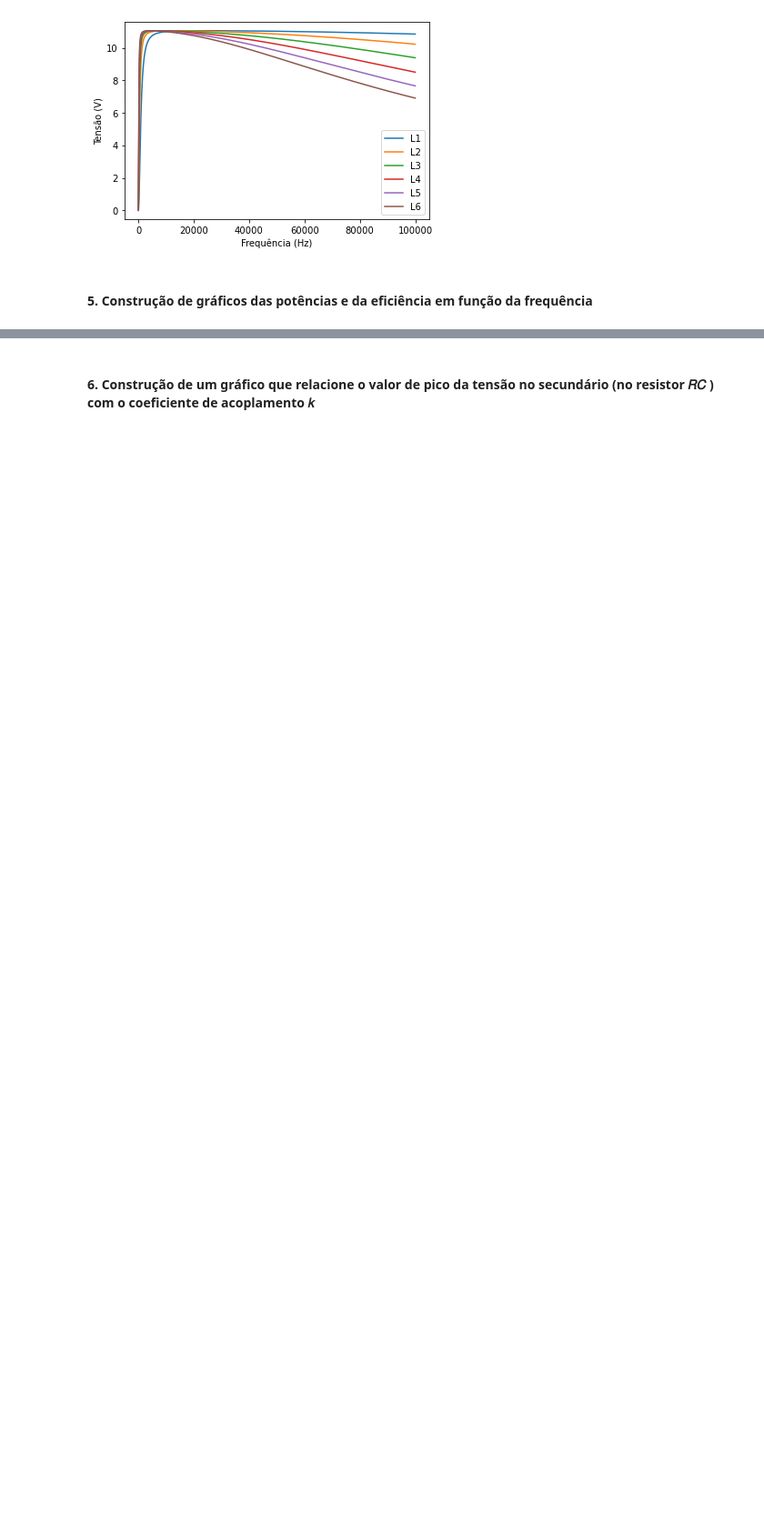
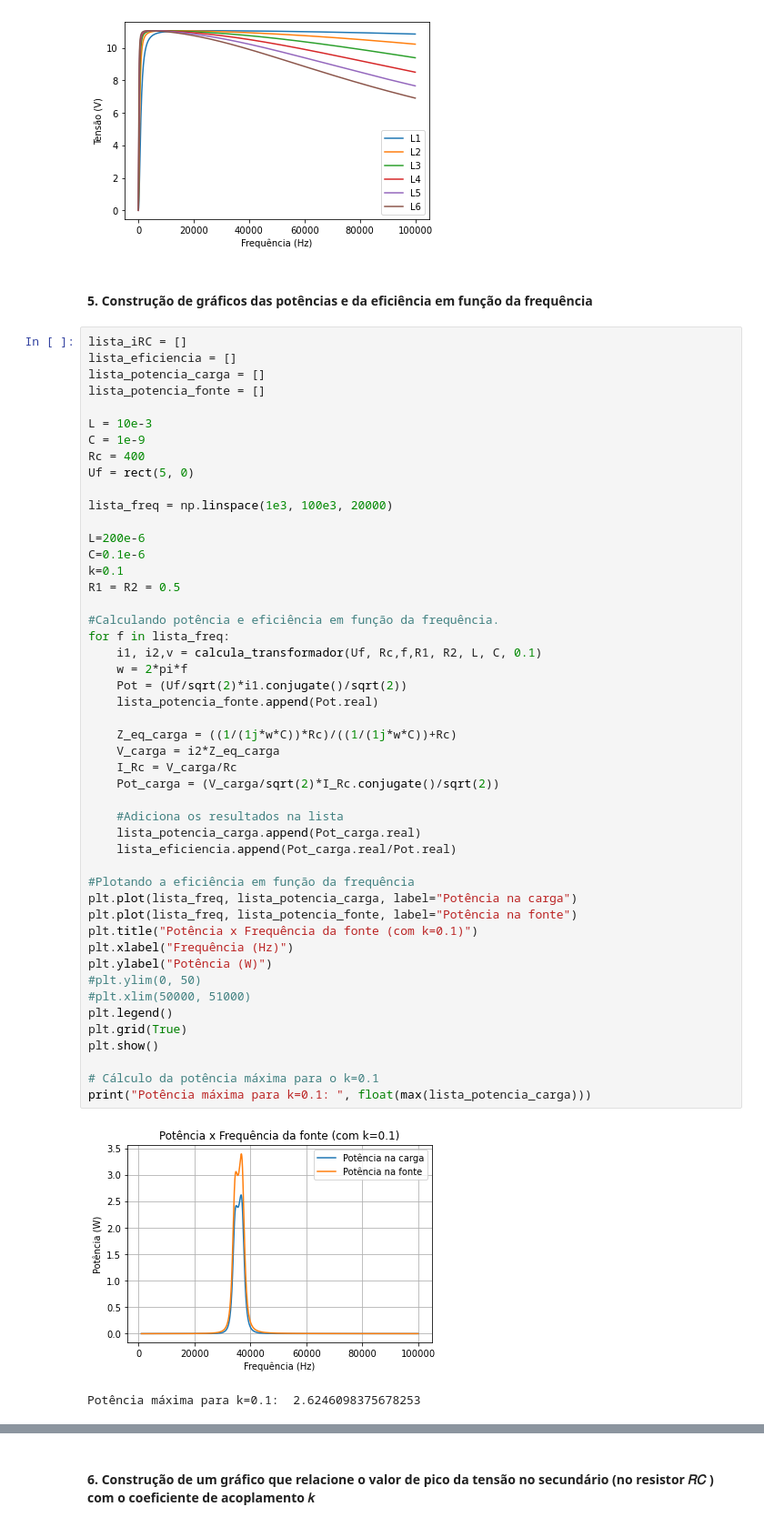
Before and after one commit to pedrofracassi/insper-eletromag-projeto, a Jupyter notebook: Etapa1.ipynb, the cells around one changed output, grey strips where cells are left out. Shown: that part at 91% size. Saved outputs shown, nothing was run; the diff lists cells and outputs as text; blank space fills up the shorter version.

```diff
--- a/Etapa1.ipynb
+++ b/Etapa1.ipynb
@@ -151,3 +151,54 @@ plt.show()
 [figure]
 # %% [markdown]
 #### 5. Construção de gráficos das potências e da eficiência em função da frequência
+# %%
+lista_iRC = []
+lista_eficiencia = []
+lista_potencia_carga = []
+lista_potencia_fonte = []
+
+L = 10e-3
+C = 1e-9
+Rc = 400
+Uf = rect(5, 0)
+
+lista_freq = np.linspace(1e3, 100e3, 20000)
+
+L=200e-6
+C=0.1e-6
+k=0.1
+R1 = R2 = 0.5
+
+#Calculando potência e eficiência em função da frequência.
+for f in lista_freq:
+    i1, i2,v = calcula_transformador(Uf, Rc,f,R1, R2, L, C, 0.1)
+    w = 2*pi*f
+    Pot = (Uf/sqrt(2)*i1.conjugate()/sqrt(2))
+    lista_potencia_fonte.append(Pot.real)
+
+    Z_eq_carga = ((1/(1j*w*C))*Rc)/((1/(1j*w*C))+Rc)
+    V_carga = i2*Z_eq_carga
+    I_Rc = V_carga/Rc
+    Pot_carga = (V_carga/sqrt(2)*I_Rc.conjugate()/sqrt(2))
+
+    #Adiciona os resultados na lista
+    lista_potencia_carga.append(Pot_carga.real)
+    lista_eficiencia.append(Pot_carga.real/Pot.real)
+
+#Plotando a eficiência em função da frequência
+plt.plot(lista_freq, lista_potencia_carga, label="Potência na carga")
+plt.plot(lista_freq, lista_potencia_fonte, label="Potência na fonte")
+plt.title("Potência x Frequência da fonte (com k=0.1)")
+plt.xlabel("Frequência (Hz)")
+plt.ylabel("Potência (W)")
+#plt.ylim(0, 50)
+#plt.xlim(50000, 51000)
+plt.legend()
+plt.grid(True)
+plt.show()
+
+# Cálculo da potência máxima para o k=0.1
+print("Potência máxima para k=0.1: ", float(max(lista_potencia_carga)))
+# %% [output]
+[figure, added]
+Potência máxima para k=0.1:  2.6246098375678253
```
Also changed, not shown: parts of 3 cells of this notebook, 1 other file.
